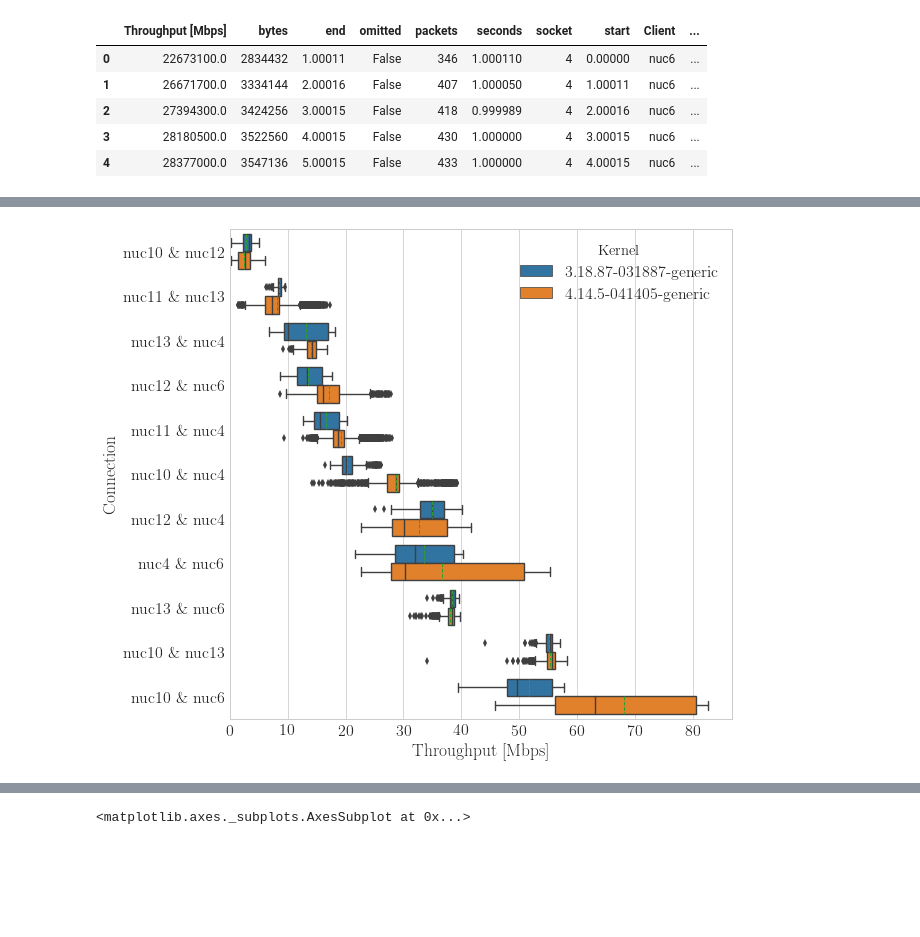
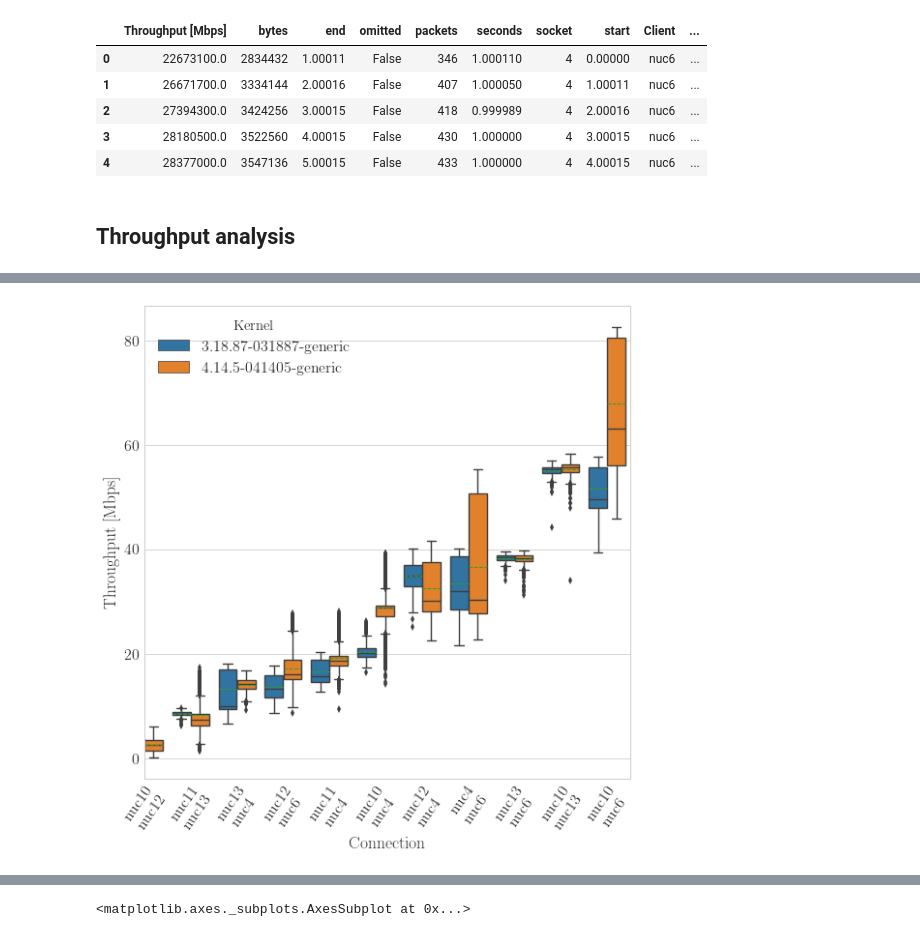
Before and after one commit to mchwalisz/walker, a Jupyter notebook: analysis/Connectivity Analysis.ipynb, the cells around one changed output, grey strips where cells are left out. Saved outputs shown, nothing was run; the diff lists cells and outputs as text; code cells hidden in the pictures; blank space fills up the shorter version.

```diff
--- a/analysis/Connectivity Analysis.ipynb
+++ b/analysis/Connectivity Analysis.ipynb
@@ -49,4 +51,6 @@ df.head()
 | 2 | 27394300.0 | 3424256 | 3.00015 | False | 418 | 0.999989 | 4 | 2.00016 | nuc6 | ... |
 | 3 | 28180500.0 | 3522560 | 4.00015 | False | 430 | 1.000000 | 4 | 3.00015 | nuc6 | ... |
 | 4 | 28377000.0 | 3547136 | 5.00015 | False | 433 | 1.000000 | 4 | 4.00015 | nuc6 | ... |
+# %% [markdown]
+## Throughput analysis
 # %%
@@ -73,24 +78,25 @@ df.groupby(['Access Point', 'Client', 'Kernel'])['Throughput [Mbps]'].describe()
 # %%
 fig, ax = plt.subplots(figsize=(9,9))
 
 sns.boxplot(
-    x='Throughput [Mbps]',
-    y='Connection',
+    x='Connection',
+    y='Throughput [Mbps]',
     hue='Kernel',
     data=df,
     showfliers=True,
     showmeans=True,
     meanline=True,
     order=list(df.groupby('Connection')['Throughput [Mbps]'].describe().sort_values('mean').index),
     hue_order=sorted(df['Kernel'].unique()),
 #     split=True,
 #     cut=0,
 );
 ax.set_xlim([0, None])
-ax.xaxis.set_major_formatter(an.bitrate_formatter)
+ax.yaxis.set_major_formatter(an.bitrate_formatter)
+plt.xticks(rotation=55)
 fig.savefig(str(results_folder / 'throughput_kernels.pdf'), transparent=False, bbox_inches='tight')
 # %% [output]
-[figure, old version]
+[figure, new version]
 # %%
 fig, ax = plt.subplots(figsize=(9,9))
 
```
Also changed, not shown: parts of 11 cells of this notebook, 2 other files.
